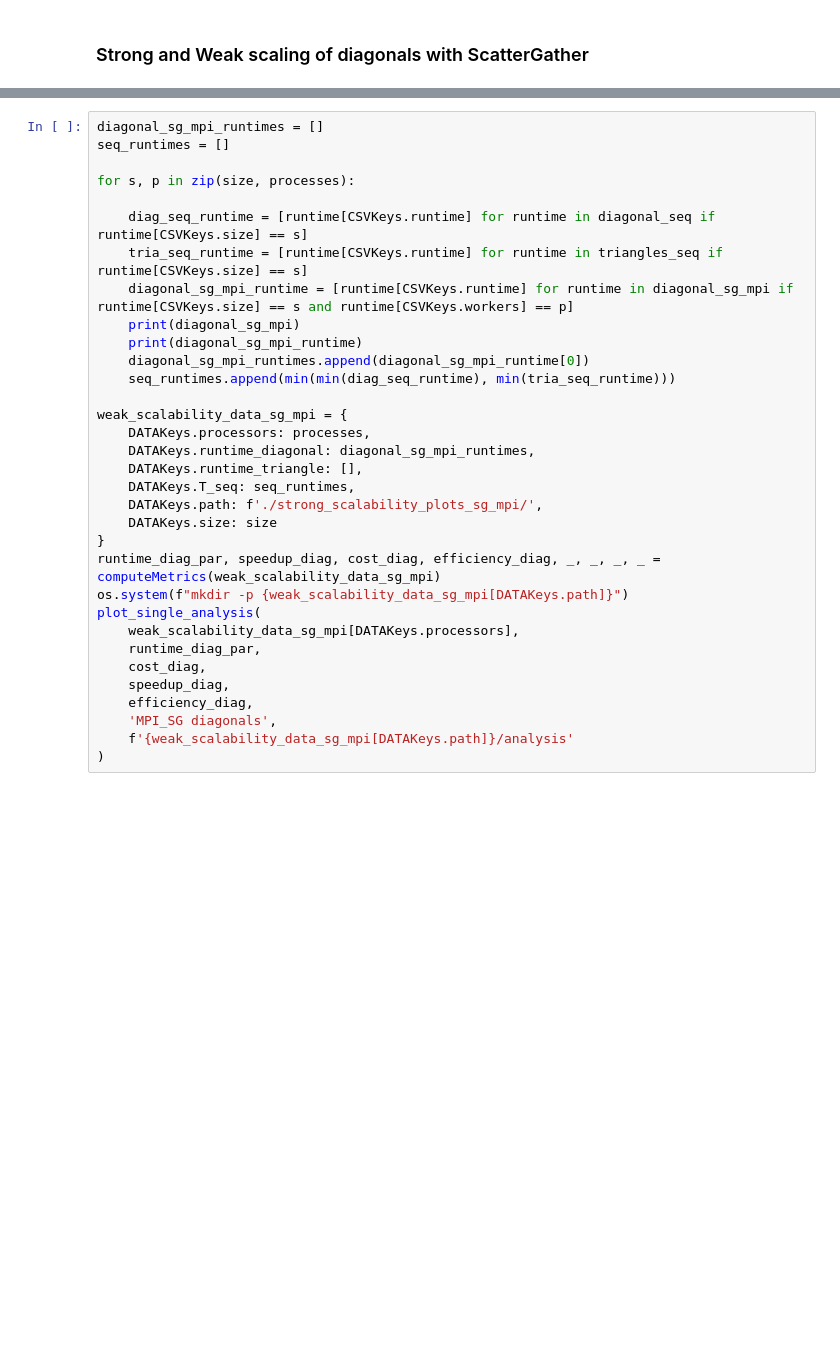
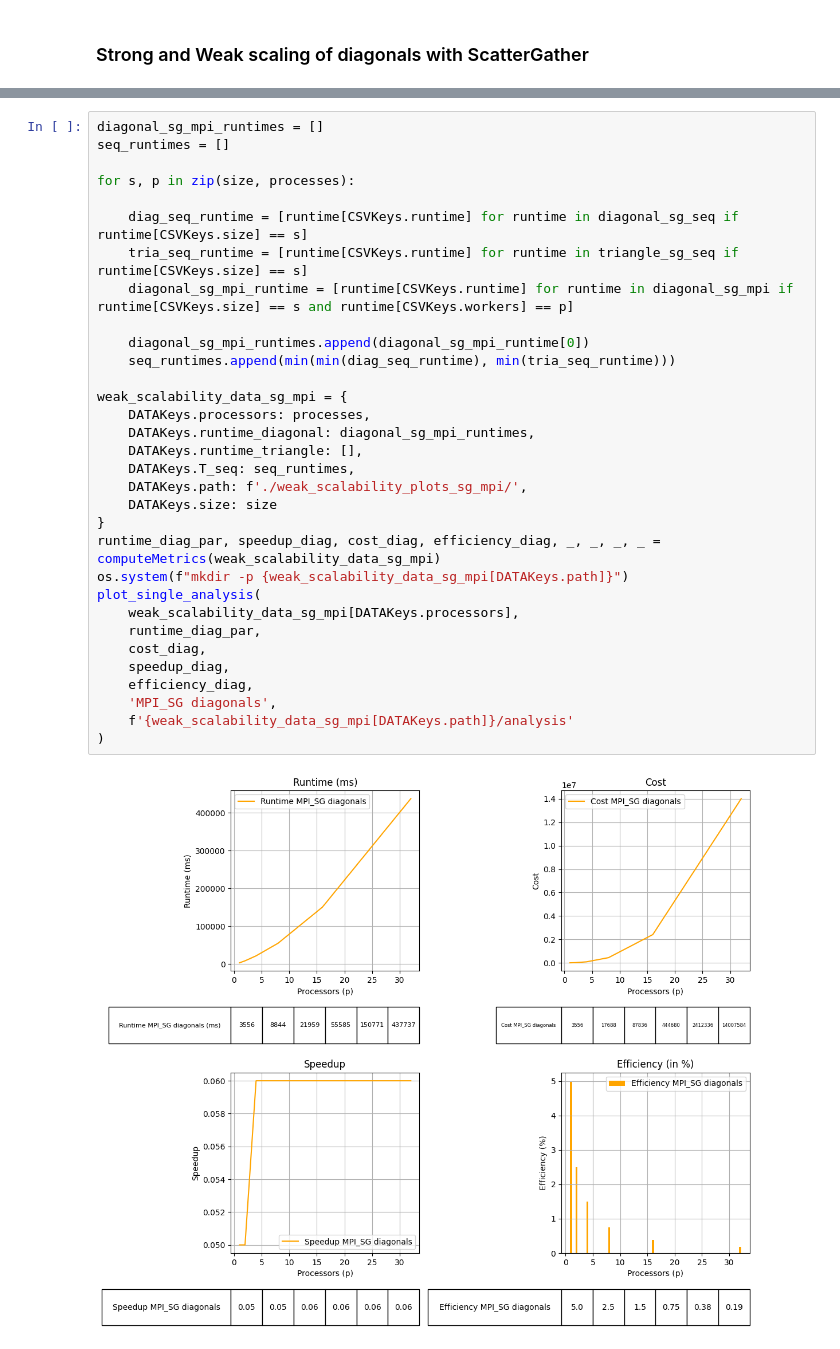
Before and after one commit to mikymatt01/SPM_wavefront, a Jupyter notebook: scripts/wavefront_metrics.ipynb, the cells around one changed output, grey strips where cells are left out. Drawn from its saved outputs; the diff is of its cells as text; blank space fills up the shorter version.

```diff
--- a/scripts/wavefront_metrics.ipynb
+++ b/scripts/wavefront_metrics.ipynb
@@ -485,33 +478,34 @@ FileNotFoundError: [Errno 2] No such file or directory: '/Users/michelemattiello
 # %%
 diagonal_sg_mpi_runtimes = []
 seq_runtimes = []
 
 for s, p in zip(size, processes):
 
-    diag_seq_runtime = [runtime[CSVKeys.runtime] for runtime in diagonal_seq if runtime[CSVKeys.size] == s]
-    tria_seq_runtime = [runtime[CSVKeys.runtime] for runtime in triangles_seq if runtime[CSVKeys.size] == s]
+    diag_seq_runtime = [runtime[CSVKeys.runtime] for runtime in diagonal_sg_seq if runtime[CSVKeys.size] == s]
+    tria_seq_runtime = [runtime[CSVKeys.runtime] for runtime in triangle_sg_seq if runtime[CSVKeys.size] == s]
     diagonal_sg_mpi_runtime = [runtime[CSVKeys.runtime] for runtime in diagonal_sg_mpi if runtime[CSVKeys.size] == s and runtime[CSVKeys.workers] == p]
-    print(diagonal_sg_mpi)
-    print(diagonal_sg_mpi_runtime)
+
     diagonal_sg_mpi_runtimes.append(diagonal_sg_mpi_runtime[0])
     seq_runtimes.append(min(min(diag_seq_runtime), min(tria_seq_runtime)))
 
 weak_scalability_data_sg_mpi = {
     DATAKeys.processors: processes,
     DATAKeys.runtime_diagonal: diagonal_sg_mpi_runtimes,
     DATAKeys.runtime_triangle: [],
     DATAKeys.T_seq: seq_runtimes,
-    DATAKeys.path: f'./strong_scalability_plots_sg_mpi/',
+    DATAKeys.path: f'./weak_scalability_plots_sg_mpi/',
     DATAKeys.size: size
 }
 runtime_diag_par, speedup_diag, cost_diag, efficiency_diag, _, _, _, _ = computeMetrics(weak_scalability_data_sg_mpi)
 os.system(f"mkdir -p {weak_scalability_data_sg_mpi[DATAKeys.path]}")
 plot_single_analysis(
     weak_scalability_data_sg_mpi[DATAKeys.processors],
     runtime_diag_par,
     cost_diag,
     speedup_diag,
     efficiency_diag,
     'MPI_SG diagonals',
     f'{weak_scalability_data_sg_mpi[DATAKeys.path]}/analysis'
 )
+# %% [output]
+[figure, added]
```
Also changed, not shown: parts of 8 cells of this notebook, 14 other files.
